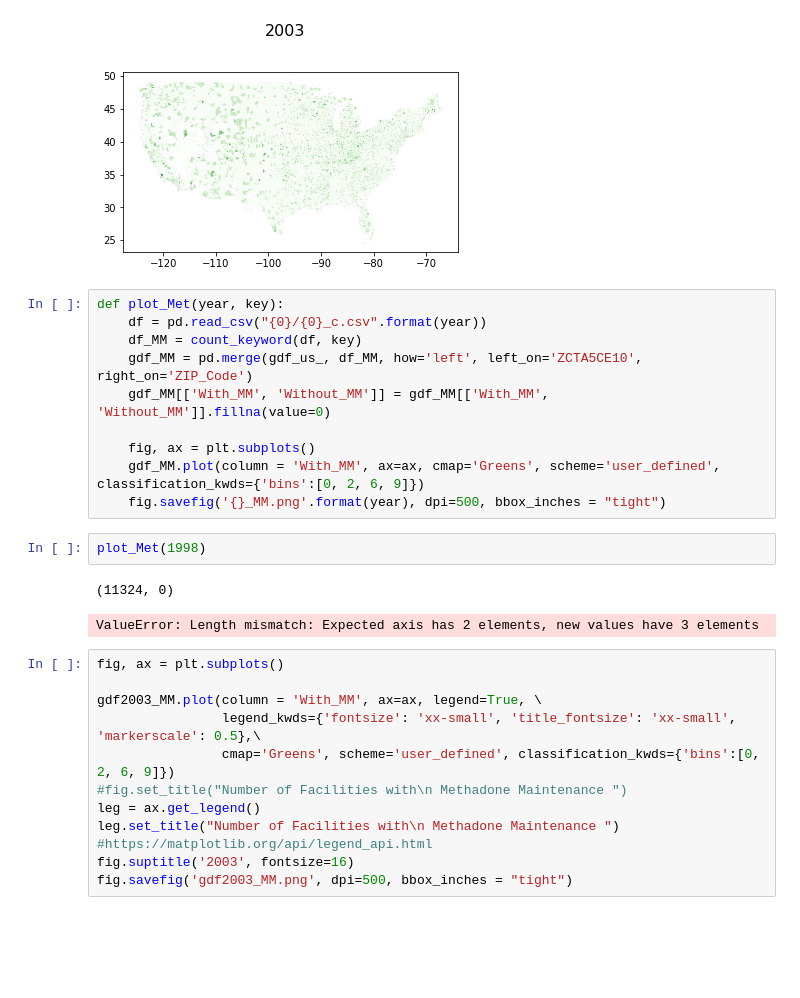
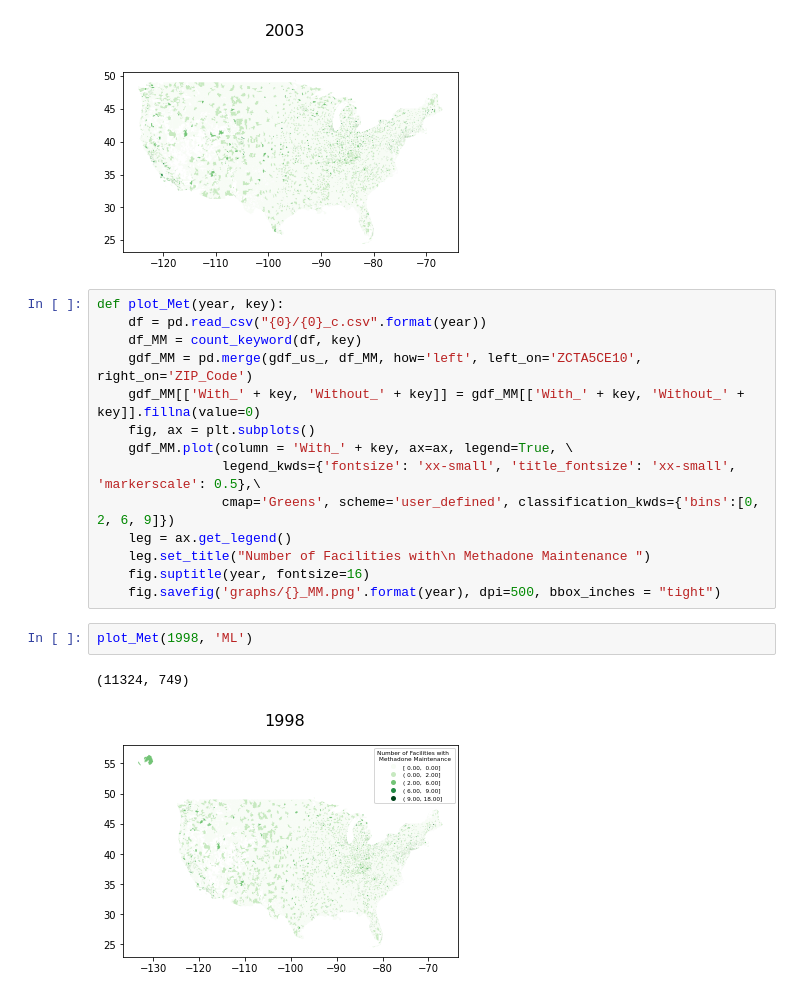
Before and after one commit to GeoDaCenter/opioid-policy-scan, a Jupyter notebook: MOUD_scraping/data_summary.ipynb, the cells around one changed output. Cells and saved outputs as stored; diff of their text form; blank space fills up the shorter version.

```diff
--- a/MOUD_scraping/data_summary.ipynb
+++ b/MOUD_scraping/data_summary.ipynb
@@ -268,25 +268,17 @@ def plot_Met(year, key):
     df = pd.read_csv("{0}/{0}_c.csv".format(year))
     df_MM = count_keyword(df, key)
     gdf_MM = pd.merge(gdf_us_, df_MM, how='left', left_on='ZCTA5CE10', right_on='ZIP_Code')
-    gdf_MM[['With_MM', 'Without_MM']] = gdf_MM[['With_MM', 'Without_MM']].fillna(value=0)
-
+    gdf_MM[['With_' + key, 'Without_' + key]] = gdf_MM[['With_' + key, 'Without_' + key]].fillna(value=0)
     fig, ax = plt.subplots()
-    gdf_MM.plot(column = 'With_MM', ax=ax, cmap='Greens', scheme='user_defined', classification_kwds={'bins':[0, 2, 6, 9]})
-    fig.savefig('{}_MM.png'.format(year), dpi=500, bbox_inches = "tight")
+    gdf_MM.plot(column = 'With_' + key, ax=ax, legend=True, \
+                legend_kwds={'fontsize': 'xx-small', 'title_fontsize': 'xx-small', 'markerscale': 0.5},\
+                cmap='Greens', scheme='user_defined', classification_kwds={'bins':[0, 2, 6, 9]})
+    leg = ax.get_legend()
+    leg.set_title("Number of Facilities with\n Methadone Maintenance ")
+    fig.suptitle(year, fontsize=16)
+    fig.savefig('graphs/{}_MM.png'.format(year), dpi=500, bbox_inches = "tight")
 # %%
-plot_Met(1998)
+plot_Met(1998, 'ML')
 # %% [output]
-(11324, 0)
+(11324, 749)
-ValueError: Length mismatch: Expected axis has 2 elements, new values have 3 elements
+[figure, added]
-# %%
-fig, ax = plt.subplots()
-
-gdf2003_MM.plot(column = 'With_MM', ax=ax, legend=True, \
-                legend_kwds={'fontsize': 'xx-small', 'title_fontsize': 'xx-small', 'markerscale': 0.5},\
-                cmap='Greens', scheme='user_defined', classification_kwds={'bins':[0, 2, 6, 9]})
-#fig.set_title("Number of Facilities with\n Methadone Maintenance ")
-leg = ax.get_legend()
-leg.set_title("Number of Facilities with\n Methadone Maintenance ")
-#https://matplotlib.org/api/legend_api.html
-fig.suptitle('2003', fontsize=16)
-fig.savefig('gdf2003_MM.png', dpi=500, bbox_inches = "tight")
```
Also changed, not shown: parts of 5 cells of this notebook, 11 other files.
